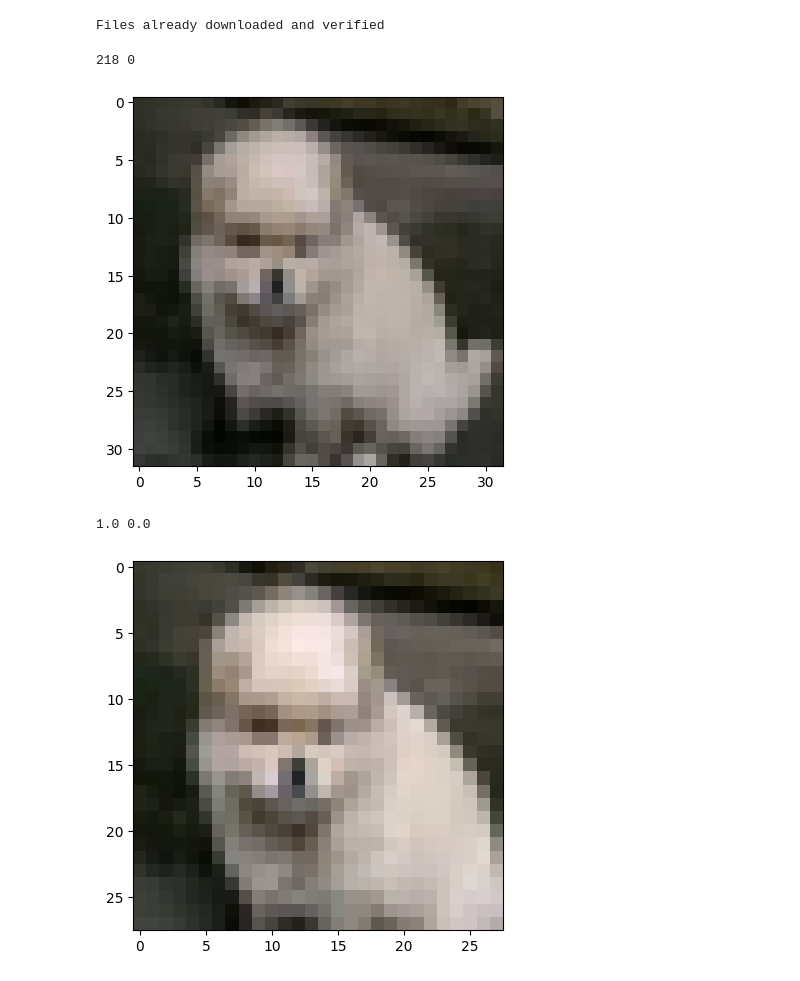
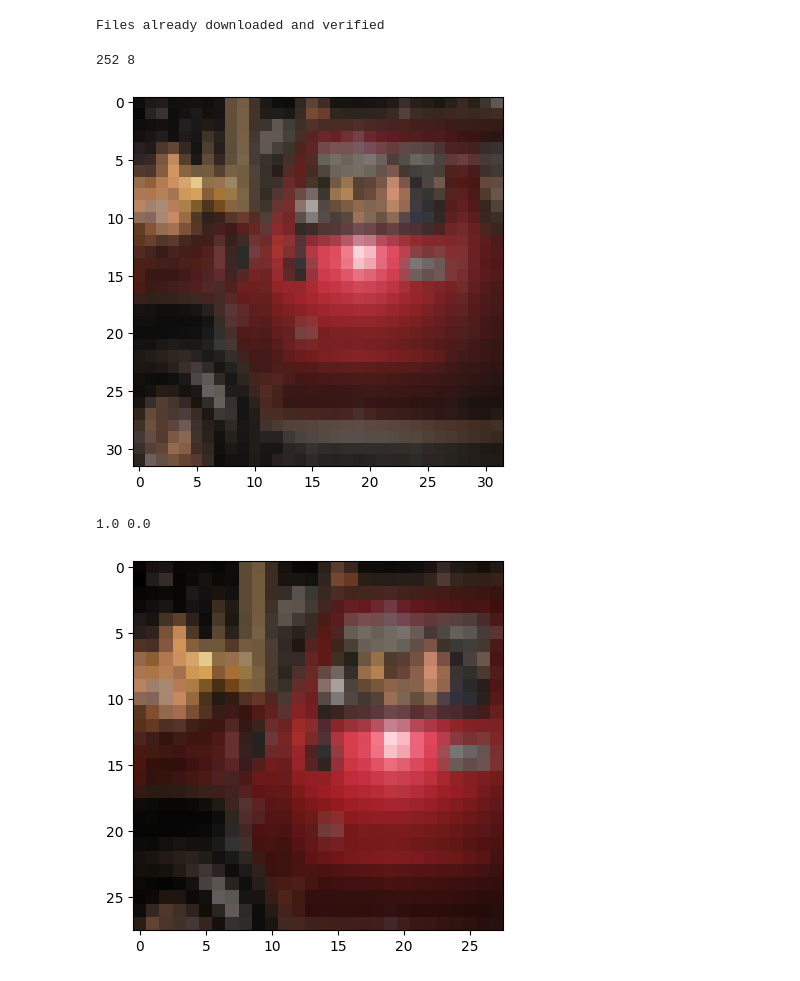
Before and after one commit to andrew-na-git/Score-Embedding-Fast-Diffusion, a Jupyter notebook: Colout_Main.ipynb, the cells around one changed output. Saved outputs shown, nothing was run; the diff lists cells and outputs as text; code cells hidden in the pictures.

```diff
--- a/Colout_Main.ipynb
+++ b/Colout_Main.ipynb
@@ -58,22 +66,32 @@ Files already downloaded and verified
+# %%
+#@title Download mnist dataset
+#data_loader = DataLoader(list(filter(lambda i: i[1] == 5, mnist))[:1], shuffle=True, generator=torch.Generator(device='cuda'))
+cifar_data = cifar.data[np.array(cifar.targets) == batch_size] # grab the fives
+
+# sample 5 images for training
+cifar_data = cifar_data[np.random.choice(list(range(len(cifar_data))), 1, replace=False)]
 # %%
 #@title Cropping the image
 cropped_image_g = np.array(PIL.Image.fromarray(np.array(cifar_data[0])).convert("L").crop((0, 0, 28, 28)))
 cifar_data_list_grey = [torch.Tensor(cropped_image_g)]
 
-cropped_image_rgb = np.array(PIL.Image.fromarray(np.array(cifar_data[0])).convert("RGB").crop((0, 0, 28, 28)))
-cifar_data_list = [(cropped_image_rgb - cropped_image_rgb.min())/(cropped_image_rgb.max() - cropped_image_rgb.min())] # normalized to [0, 1]
-# cifar_data_list = [cropped_image_rgb]
-cifar_data_list_tensor = [torch.Tensor(cifar_data_list[0].transpose((2, 0, 1)))]
+cifar_data_list = []
+cifar_data_list_tensor = []
+for i in range(batch_size):
+  cropped_image_rgb = np.array(PIL.Image.fromarray(np.array(cifar_data[i])).convert("RGB").crop((0, 0, 28, 28)))
+  cifar_data_list.append((cropped_image_rgb - cropped_image_rgb.min())/(cropped_image_rgb.max() - cropped_image_rgb.min())) # normalized to [0, 1]
+  # cifar_data_list = [cropped_image_rgb]
+  cifar_data_list_tensor.append(torch.Tensor(cifar_data_list[0].transpose((2, 0, 1))))
 
-print(cifar_data[0].max(), cifar_data[0].min())
-plt.imshow(cifar_data[0])
-plt.show()
+  print(cifar_data[i].max(), cifar_data[i].min())
+  plt.imshow(cifar_data[i])
+  plt.show()
 
-print(cifar_data_list[0].max(), cifar_data_list[0].min())
-plt.imshow((cifar_data_list[0] - cifar_data_list[0].min())/(cifar_data_list[0].max() - cifar_data_list[0].min()))
-plt.show()
+  print(cifar_data_list[i].max(), cifar_data_list[i].min())
+  plt.imshow((cifar_data_list[i] - cifar_data_list[i].min())/(cifar_data_list[i].max() - cifar_data_list[i].min()))
+  plt.show()
 # %% [output]
-218 0
+252 8
-[figure, old version]
+[figure, new version]
 1.0 0.0
-[figure, old version]
+[figure, new version]
```
Also changed, not shown: parts of 10 cells of this notebook.
